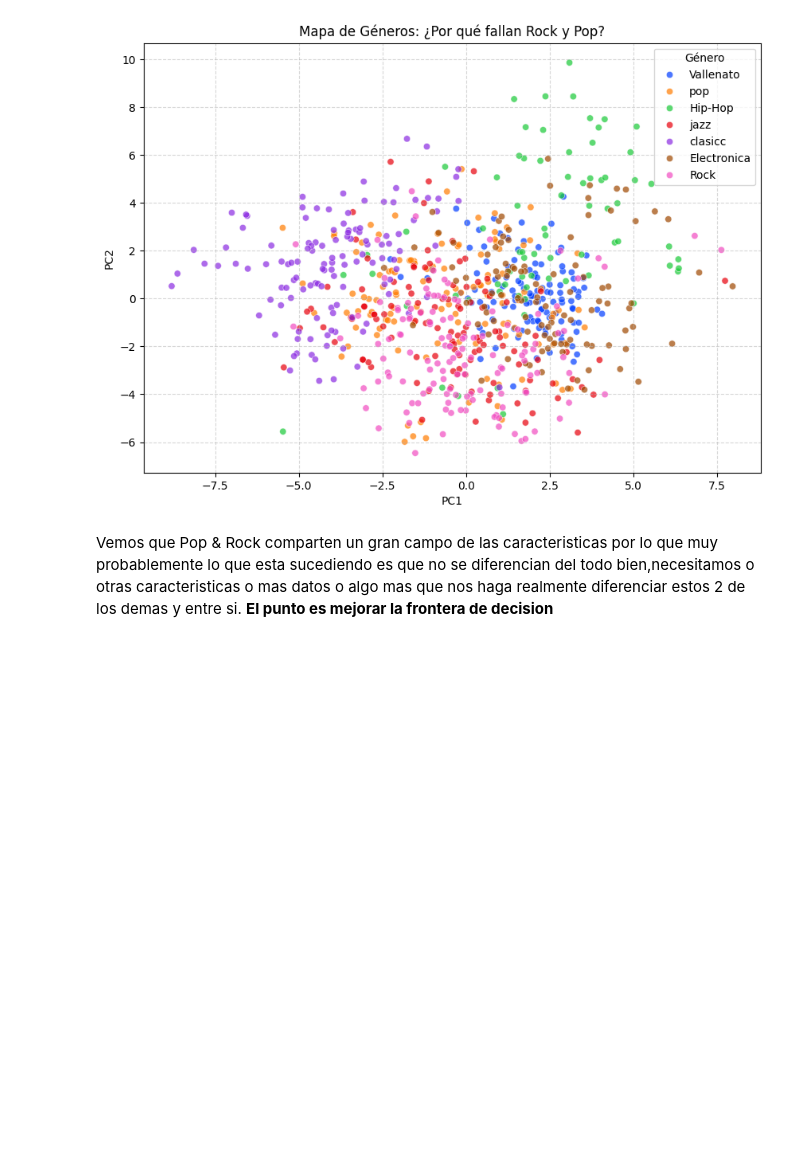
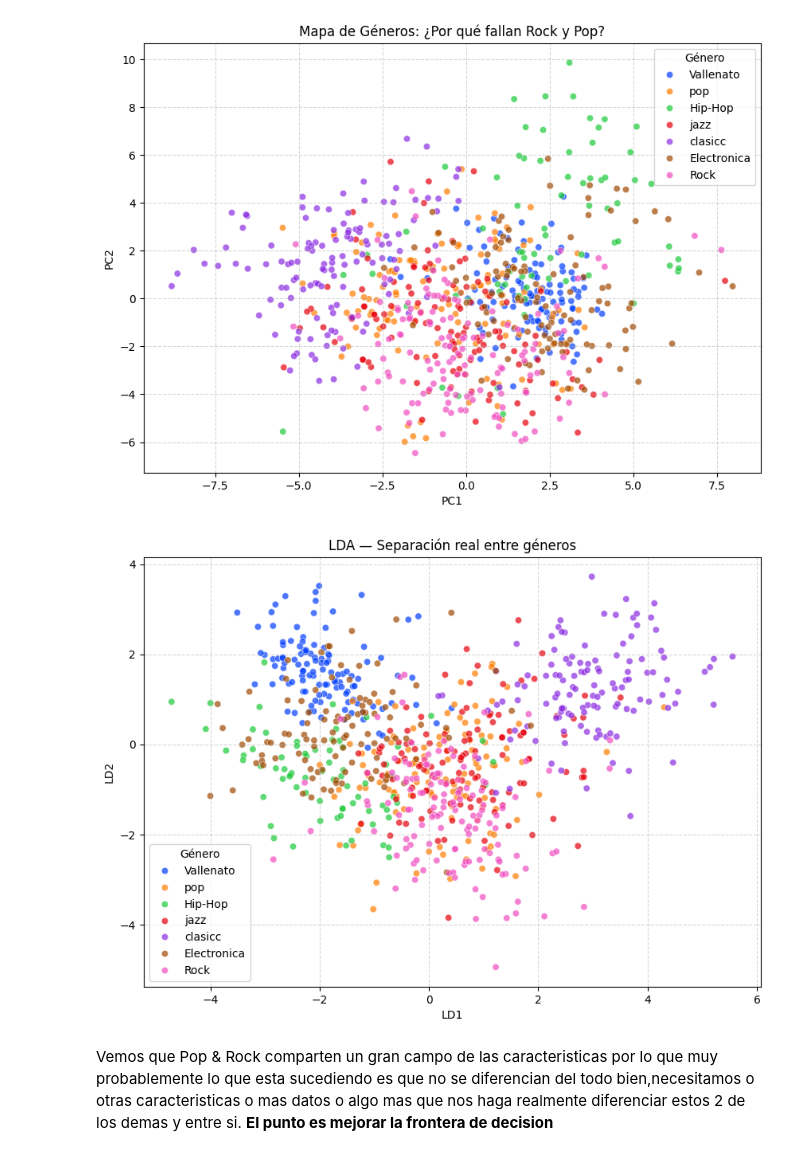
Before and after one commit to JasenovichYukopila/Veles, a Jupyter notebook: Modelos.ipynb, the cells around one changed output. Cells and saved outputs as stored; diff of their text form; code cells hidden in the pictures; blank space fills up the shorter version.

```diff
--- a/Modelos.ipynb
+++ b/Modelos.ipynb
@@ -304,6 +304,23 @@ plt.grid(True, linestyle='--', alpha=0.5)
 plt.show()
 # %% [output]
 [figure]
+# %%
+# OPCIÓN A — LDA: la mejor para ver separación real entre clases
+from sklearn.discriminant_analysis import LinearDiscriminantAnalysis
+
+lda = LinearDiscriminantAnalysis(n_components=2)
+X_lda = lda.fit_transform(X_train_scaled, y_train)  # usa las etiquetas ← clave
+
+df_lda = pd.DataFrame(X_lda, columns=['LD1', 'LD2'])
+df_lda['Género'] = le.inverse_transform(y_train)
+
+plt.figure(figsize=(10, 7))
+sns.scatterplot(data=df_lda, x='LD1', y='LD2', hue='Género', alpha=0.7, palette='bright')
+plt.title('LDA — Separación real entre géneros')
+plt.grid(True, linestyle='--', alpha=0.5)
+plt.show()
+# %% [output]
+[figure, added]
 # %% [markdown]
 Vemos que Pop & Rock comparten un gran campo de las caracteristicas por lo que muy probablemente lo que esta sucediendo es que no se diferencian del todo bien,necesitamos o otras caracteristicas o mas datos o algo mas que nos haga realmente diferenciar estos 2 de los demas y entre si. **El punto es mejorar la frontera de decision**
 # %%
```
Also changed, not shown: parts of 1 cell of this notebook.
